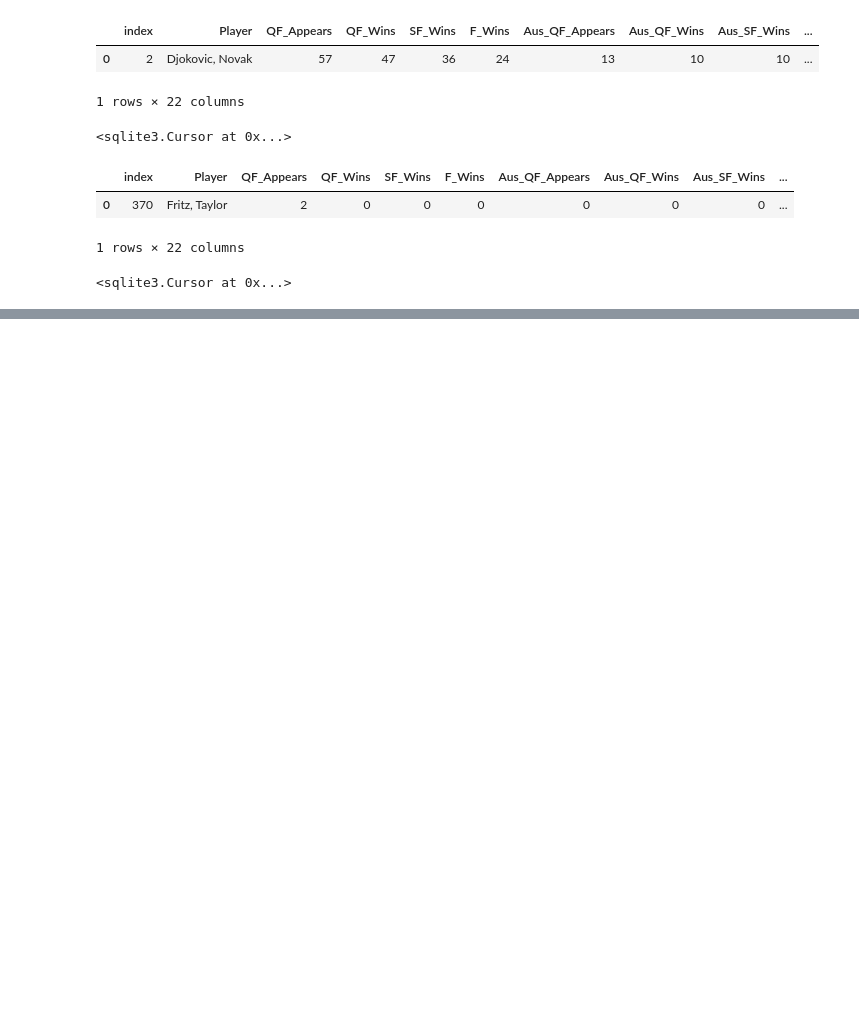
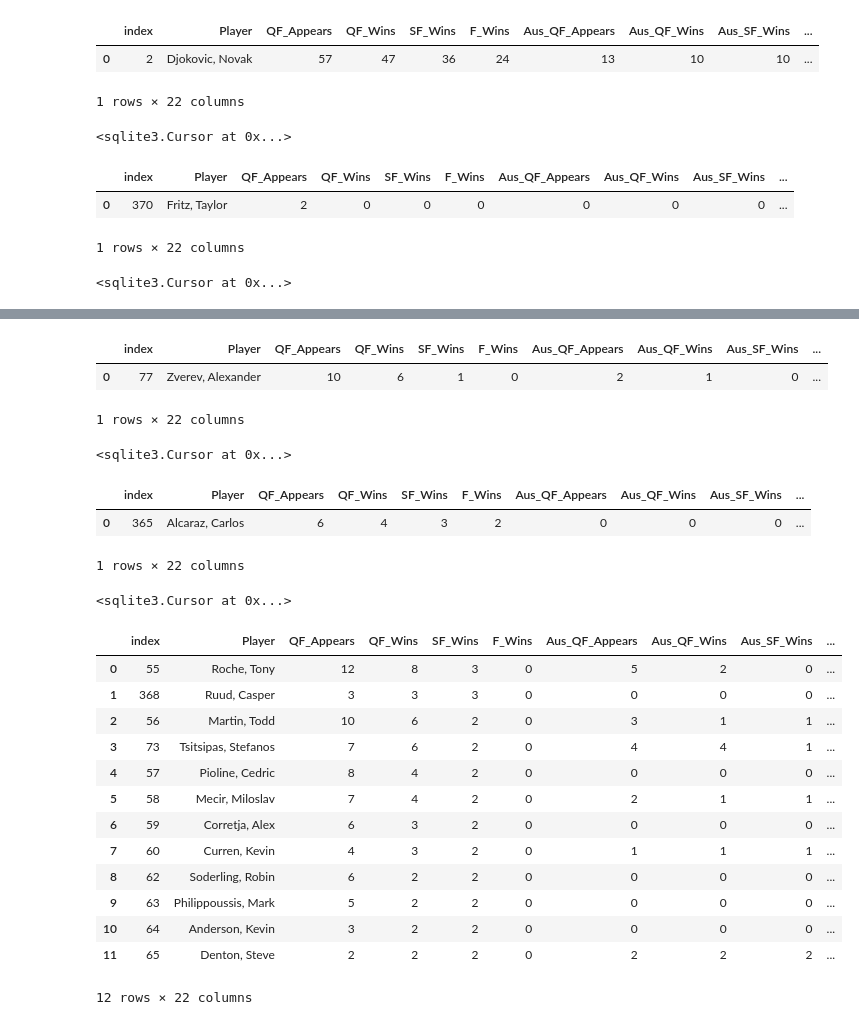
Before and after one commit to gadamico/Sports-Data, a Jupyter notebook: mens_singles_tennis/notebooks/scratch-tennis-db-updating2.ipynb, the cells around one changed output, grey strips where cells are left out. Cells and saved outputs as stored; diff of their text form; code cells hidden in the pictures; blank space fills up the shorter version.

```diff
--- a/mens_singles_tennis/notebooks/scratch-tennis-db-updating2.ipynb
+++ b/mens_singles_tennis/notebooks/scratch-tennis-db-updating2.ipynb
@@ -584,0 +756,50 @@ conn.close()
+# %%
+pd.read_sql(
+    """
+    SELECT *
+    FROM mens_tennis
+    WHERE Player = 'Zverev, Alexander'
+    """
+, conn)
+# %% [output]
+|  | index | Player | QF_Appears | QF_Wins | SF_Wins | F_Wins | Aus_QF_Appears | Aus_QF_Wins | Aus_SF_Wins | ... |
+| 0 | 77 | Zverev, Alexander | 10 | 6 | 1 | 0 | 2 | 1 | 0 | ... |
+1 rows × 22 columns
+# %%
+conn.execute(
+    """
+    UPDATE mens_tennis
+    SET QF_Appears = 11,
+    QF_Wins = 7,
+    Aus_QF_Appears = 3,
+    Aus_QF_Wins = 2
+
+    WHERE Player = 'Zverev, Alexander'
+    """
+)
+# %% [output]
+<sqlite3.Cursor at 0x...>
+# %%
+pd.read_sql(
+    """
+    SELECT *
+    FROM mens_tennis
+    WHERE Player = 'Alcaraz, Carlos'
+    """
+, conn)
+# %% [output]
+|  | index | Player | QF_Appears | QF_Wins | SF_Wins | F_Wins | Aus_QF_Appears | Aus_QF_Wins | Aus_SF_Wins | ... |
+| 0 | 365 | Alcaraz, Carlos | 6 | 4 | 3 | 2 | 0 | 0 | 0 | ... |
+1 rows × 22 columns
+# %%
+conn.execute(
+    """
+    UPDATE mens_tennis
+    SET QF_Appears = 7,
+    Aus_QF_Appears = 1
+
+    WHERE Player = 'Alcaraz, Carlos'
+    """
+)
+# %% [output]
+<sqlite3.Cursor at 0x...>
@@ -584,0 +810,27 @@ conn.close()
+# %%
+conn = sqlite3.connect('../data/tennis.db')
+# %%
+pd.read_sql(
+    """
+    SELECT *
+    FROM mens_tennis
+    WHERE F_wins = 0
+        AND SF_Wins > 1
+    ORDER BY F_Wins DESC, SF_Wins DESC, QF_Wins DESC, QF_Appears DESC, Player
+    """
+, conn)
+# %% [output]
+|  | index | Player | QF_Appears | QF_Wins | SF_Wins | F_Wins | Aus_QF_Appears | Aus_QF_Wins | Aus_SF_Wins | ... |
+| 0 | 55 | Roche, Tony | 12 | 8 | 3 | 0 | 5 | 2 | 0 | ... |
+| 1 | 368 | Ruud, Casper | 3 | 3 | 3 | 0 | 0 | 0 | 0 | ... |
+| 2 | 56 | Martin, Todd | 10 | 6 | 2 | 0 | 3 | 1 | 1 | ... |
+| 3 | 73 | Tsitsipas, Stefanos | 7 | 6 | 2 | 0 | 4 | 4 | 1 | ... |
+| 4 | 57 | Pioline, Cedric | 8 | 4 | 2 | 0 | 0 | 0 | 0 | ... |
+| 5 | 58 | Mecir, Miloslav | 7 | 4 | 2 | 0 | 2 | 1 | 1 | ... |
+| 6 | 59 | Corretja, Alex | 6 | 3 | 2 | 0 | 0 | 0 | 0 | ... |
+| 7 | 60 | Curren, Kevin | 4 | 3 | 2 | 0 | 1 | 1 | 1 | ... |
+| 8 | 62 | Soderling, Robin | 6 | 2 | 2 | 0 | 0 | 0 | 0 | ... |
+| 9 | 63 | Philippoussis, Mark | 5 | 2 | 2 | 0 | 0 | 0 | 0 | ... |
+| 10 | 64 | Anderson, Kevin | 3 | 2 | 2 | 0 | 0 | 0 | 0 | ... |
+| 11 | 65 | Denton, Steve | 2 | 2 | 2 | 0 | 2 | 2 | 2 | ... |
+12 rows × 22 columns
```
Also changed, not shown: parts of 16 cells of this notebook, 1 other file.
